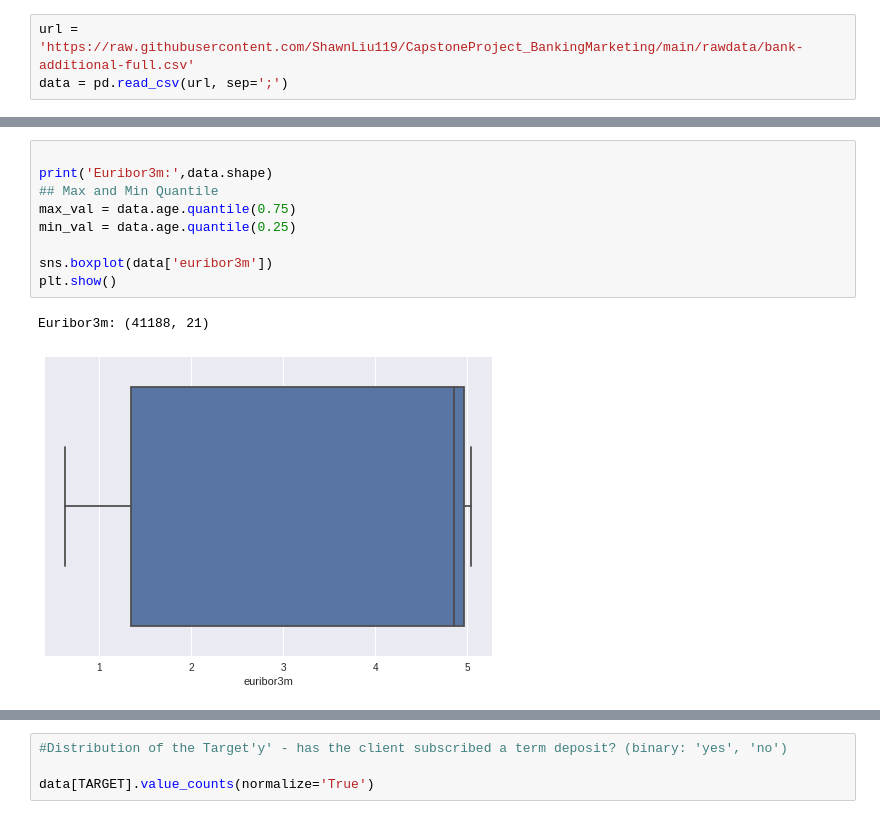
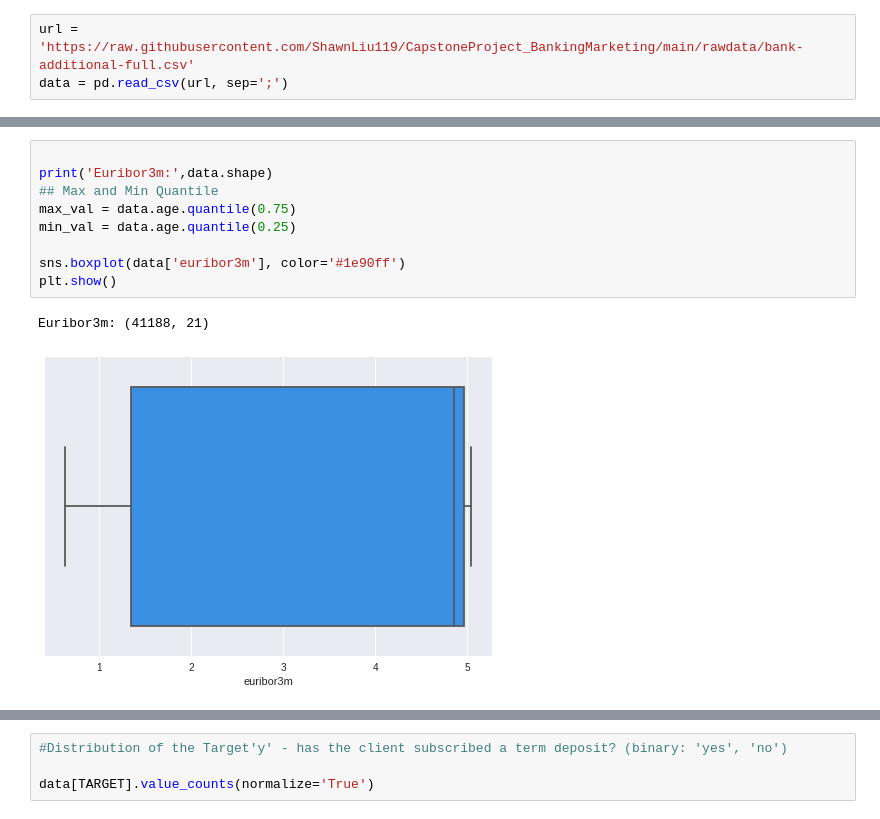
Before and after one commit to IrinaFab/Bank-MK, a Jupyter notebook: irina_BankMkt_EDA_detailed.ipynb, the cells around one changed output, grey strips where cells are left out. Saved outputs shown, nothing was run; the diff lists cells and outputs as text.

```diff
--- a/irina_BankMkt_EDA_detailed.ipynb
+++ b/irina_BankMkt_EDA_detailed.ipynb
@@ -965,15 +1042,15 @@ Cnsumer price index — monthly indicator: (41188, 21)
 # %%
 
 print('Euribor3m:',data.shape)
 ## Max and Min Quantile
 max_val = data.age.quantile(0.75)
 min_val = data.age.quantile(0.25)
 
-sns.boxplot(data['euribor3m'])
+sns.boxplot(data['euribor3m'], color='#1e90ff')
 plt.show()
 # %% [output]
 Euribor3m: (41188, 21)
-[figure, old version]
+[figure, new version]
 # %%
 employed = data['nr.employed']
 
```
Also changed, not shown: parts of 30 cells of this notebook.
